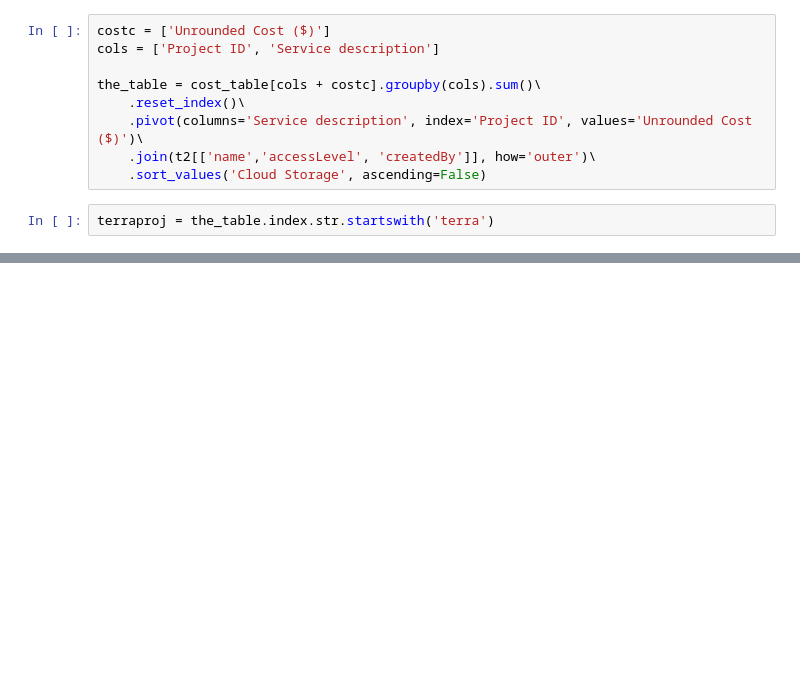
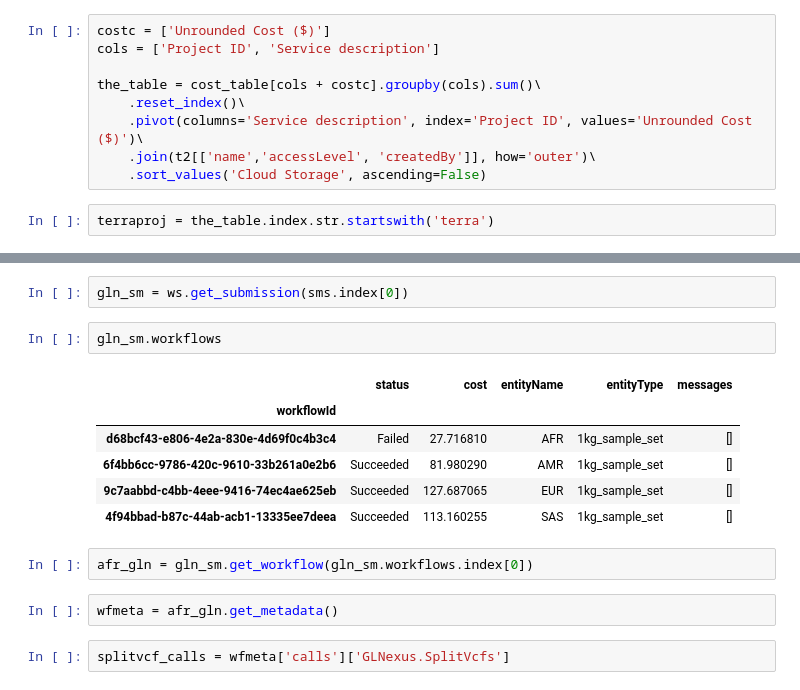
Before and after one commit to KAnderson-DFCI/Germline_Method_Development_AlDubayan, a Jupyter notebook: anlaysis/gcloudthing.ipynb, the cells around one changed output, grey strips where cells are left out. Cells and saved outputs as stored; diff of their text form; blank space fills up the shorter version.

```diff
--- a/anlaysis/gcloudthing.ipynb
+++ b/anlaysis/gcloudthing.ipynb
@@ -417,0 +437,17 @@ the_table[terraproj].sort_values('accessLevel')
+# %%
+gln_sm = ws.get_submission(sms.index[0])
+# %%
+gln_sm.workflows
+# %% [output]
+|  | status | cost | entityName | entityType | messages |
+| workflowId |  |  |  |  |  |
+| d68bcf43-e806-4e2a-830e-4d69f0c4b3c4 | Failed | 27.716810 | AFR | 1kg_sample_set | [] |
+| 6f4bb6cc-9786-420c-9610-33b261a0e2b6 | Succeeded | 81.980290 | AMR | 1kg_sample_set | [] |
+| 9c7aabbd-c4bb-4eee-9416-74ec4ae625eb | Succeeded | 127.687065 | EUR | 1kg_sample_set | [] |
+| 4f94bbad-b87c-44ab-acb1-13335ee7deea | Succeeded | 113.160255 | SAS | 1kg_sample_set | [] |
+# %%
+afr_gln = gln_sm.get_workflow(gln_sm.workflows.index[0])
+# %%
+wfmeta = afr_gln.get_metadata()
+# %%
+splitvcf_calls = wfmeta['calls']['GLNexus.SplitVcfs']
```
Also changed, not shown: parts of 14 cells of this notebook, 2 other files.
